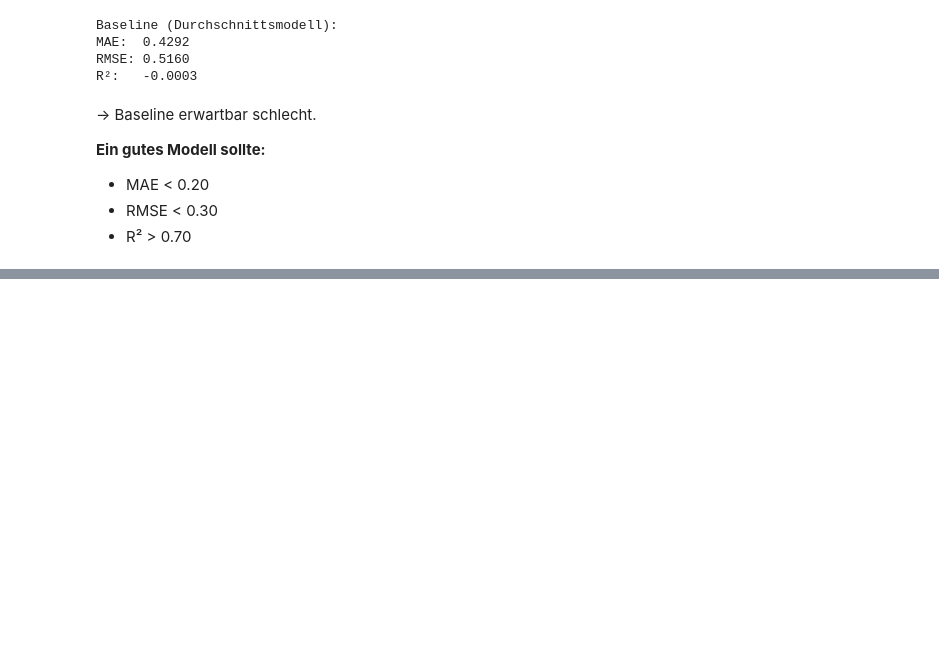
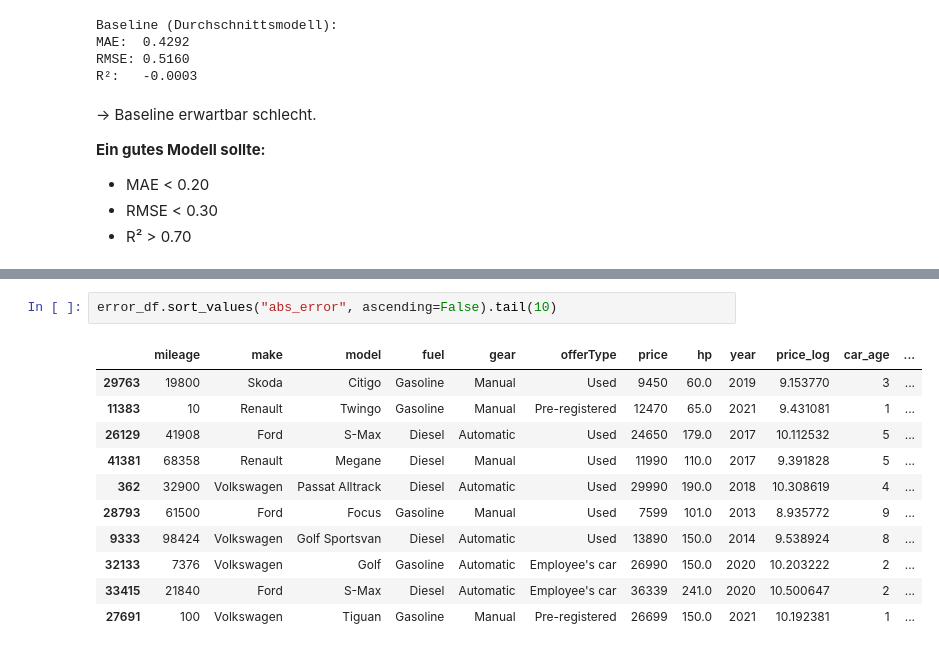
Before and after one commit to evadatadev/AutoScout24-Car-Market-Analytics, a Jupyter notebook: notebooks/machine_learning.ipynb, the cells around one changed output, grey strips where cells are left out. Saved outputs shown, nothing was run; the diff lists cells and outputs as text; blank space fills up the shorter version.

```diff
--- a/notebooks/machine_learning.ipynb
+++ b/notebooks/machine_learning.ipynb
@@ -454,0 +529,14 @@ Das Modell zeigt:
+# %%
+error_df.sort_values("abs_error", ascending=False).tail(10)
+# %% [output]
+|  | mileage | make | model | fuel | gear | offerType | price | hp | year | price_log | car_age | ... |
+| 29763 | 19800 | Skoda | Citigo | Gasoline | Manual | Used | 9450 | 60.0 | 2019 | 9.153770 | 3 | ... |
+| 11383 | 10 | Renault | Twingo | Gasoline | Manual | Pre-registered | 12470 | 65.0 | 2021 | 9.431081 | 1 | ... |
+| 26129 | 41908 | Ford | S-Max | Diesel | Automatic | Used | 24650 | 179.0 | 2017 | 10.112532 | 5 | ... |
+| 41381 | 68358 | Renault | Megane | Diesel | Manual | Used | 11990 | 110.0 | 2017 | 9.391828 | 5 | ... |
+| 362 | 32900 | Volkswagen | Passat Alltrack | Diesel | Automatic | Used | 29990 | 190.0 | 2018 | 10.308619 | 4 | ... |
+| 28793 | 61500 | Ford | Focus | Gasoline | Manual | Used | 7599 | 101.0 | 2013 | 8.935772 | 9 | ... |
+| 9333 | 98424 | Volkswagen | Golf Sportsvan | Diesel | Automatic | Used | 13890 | 150.0 | 2014 | 9.538924 | 8 | ... |
+| 32133 | 7376 | Volkswagen | Golf | Gasoline | Automatic | Employee's car | 26990 | 150.0 | 2020 | 10.203222 | 2 | ... |
+| 33415 | 21840 | Ford | S-Max | Diesel | Automatic | Employee's car | 36339 | 241.0 | 2020 | 10.500647 | 2 | ... |
+| 27691 | 100 | Volkswagen | Tiguan | Gasoline | Manual | Pre-registered | 26699 | 150.0 | 2021 | 10.192381 | 1 | ... |
```
Also changed, not shown: parts of 18 cells of this notebook, 4 other files.
